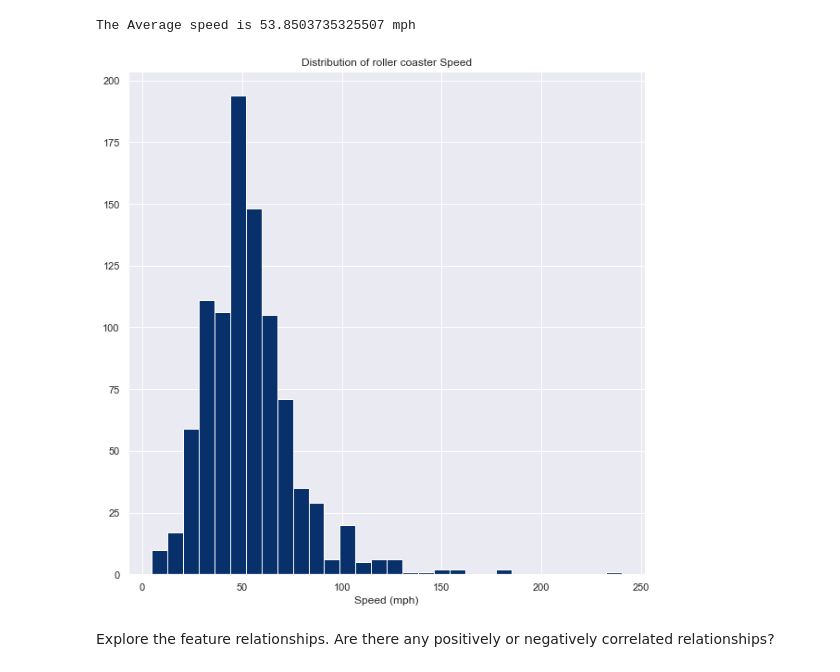
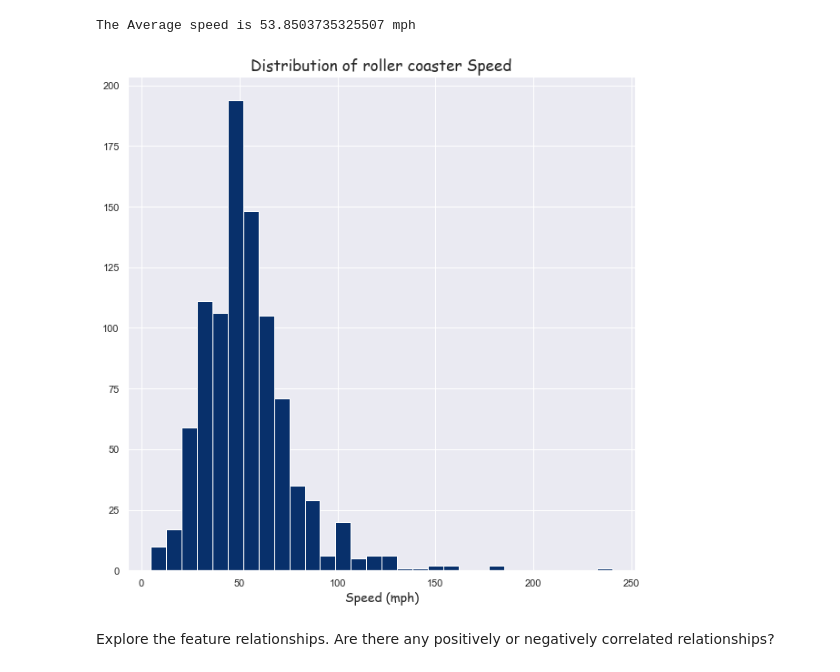
Before and after one commit to joshuaati/python_practice, a Jupyter notebook: 4 Data in Motion Challange/Week 7 pandas.ipynb, the cells around one changed output. Cells and saved outputs as stored; diff of their text form; code cells hidden in the pictures.

```diff
--- a/4 Data in Motion Challange/Week 7 pandas.ipynb
+++ b/4 Data in Motion Challange/Week 7 pandas.ipynb
@@ -5,3 +7,10 @@ import matplotlib.pyplot as plt
 import seaborn as sns
 import re
+# %%
+# initializing Seaborn
+sns.set_style('darkgrid')
+sns.set(rc={"figure.figsize": (10,10)})
+plot_color = '#08306B'
+title_font = {'family': 'Comic Sans MS', 'size': 17}
+label_font = {'family': 'Comic Sans MS', 'size': 14}
 # %%
@@ -96,18 +115,12 @@ average_speed = week7['speed1_value'].mean()
 print(f'The Average speed is {average_speed} mph')
 # %% [output]
 The Average speed is 53.8503735325507 mph
-# %%
-sns.set_style('darkgrid')
-sns.set(rc={"figure.figsize": (10,10)})
-plot_color = '#08306B'
-title_font = {'family': 'Clarendon BT', 'size': 17}
-label_font = {'family': 'Century751 SeBd BT', 'size': 14}
 # %%
 plt.hist(week7['speed1_value'], bins=30, color=plot_color)
-plt.title("Distribution of roller coaster Speed")
-plt.xlabel('Speed (mph)');
+plt.title("Distribution of roller coaster Speed", fontdict=title_font)
+plt.xlabel('Speed (mph)', fontdict=label_font);
 # %% [output]
-[figure, old version]
+[figure, new version]
 # %% [markdown]
 Explore the feature relationships. Are there any positively or negatively correlated relationships?
 # %%
```
Also changed, not shown: parts of 15 cells of this notebook.
